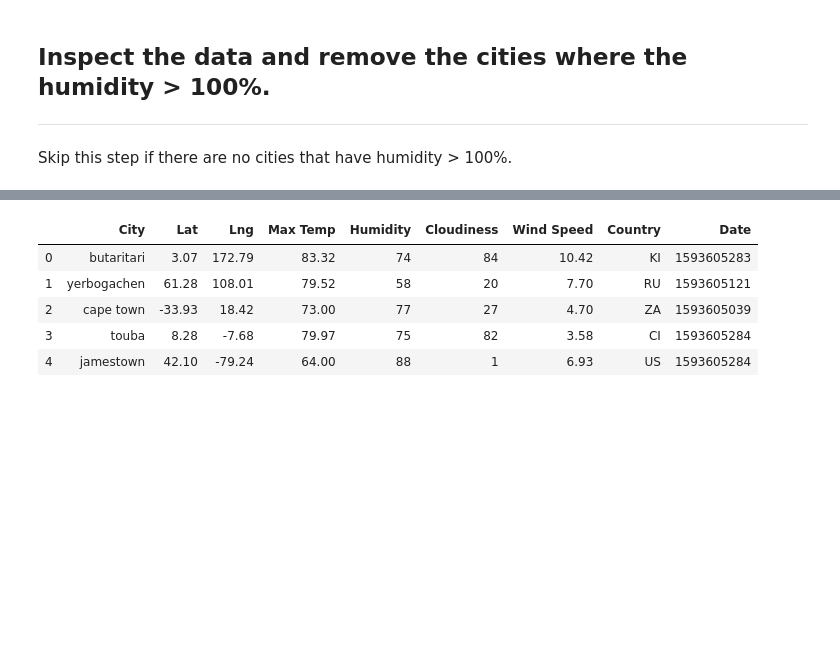
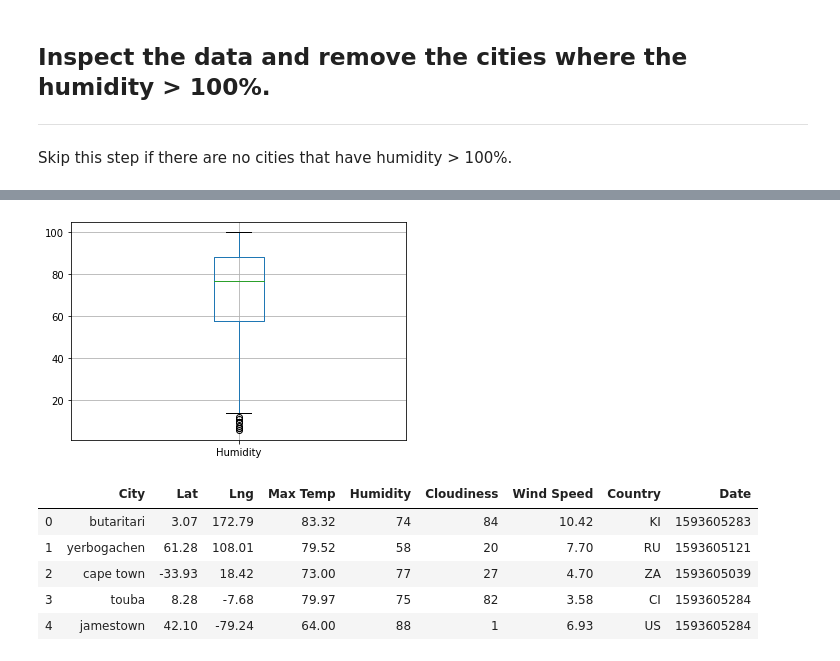
Before and after one commit to SimplyKP22/Python-API-Challenge, a Jupyter notebook: WeatherPy/WeatherPy.ipynb, the cells around one changed output, grey strips where cells are left out. Drawn from its saved outputs; the diff is of its cells as text; code cells hidden in the pictures; blank space fills up the shorter version.

```diff
--- a/WeatherPy/WeatherPy.ipynb
+++ b/WeatherPy/WeatherPy.ipynb
@@ -247,0 +335,31 @@ Int64Index([], dtype='int64')
+# %%
+# Determine the Humidity outliers
+
+Humidity_data = city_weather_limited['Humidity']
+quartiles = Humidity_data.quantile([.25,.5,.75])
+lowerq = quartiles[0.25]
+upperq = quartiles[0.75]
+iqr = upperq-lowerq
+
+print(f"The lower quartile of Humidity is: {lowerq}")
+print(f"The upper quartile of Humidity is: {upperq}")
+print(f"The interquartile range of Humidity is: {iqr}")
+print(f"The the median of Humidity is: {quartiles[0.5]} ")
+
+lower_bound = lowerq - (1.5*iqr)
+upper_bound = upperq + (1.5*iqr)
+print(f"Values below {lower_bound} could be outliers.")
+print(f"Values above {upper_bound} could be outliers.")
+
+print("--------------------------------------")
+print(" ")
+index_ids = []
+counter = 1
+for Humidity in Humidity_data:
+    if Humidity < lower_bound:
+        print(f"Humidity has an outlier of {Humidity} at index {counter}")
+        index_ids.append(counter)
+    elif Humidity > upper_bound:
+        print(f"Humidity has an outlier of {Humidity} at index {counter}")
+        index_ids.append(counter)
+    counter += 1
@@ -247,0 +393,5 @@ Int64Index([], dtype='int64')
+# %%
+# for row in index_ids:
+#     city_weather_limited.drop([row], inplace = False)
+
+city_weather_limited.drop(city_weather_limited.index[index_ids], inplace= False)
@@ -248,3 +436,7 @@ Int64Index([], dtype='int64')
+# %%
+boxplot = city_weather_limited.boxplot(column=['Humidity'])
+# %% [output]
+[figure, added]
 # %%
 # Make a new DataFrame equal to the city data to drop all humidity outliers by index.
 # Passing "inplace=False" will make a copy of the city_data DataFrame, which we call "clean_city_data".
```
Also changed, not shown: parts of 16 cells of this notebook.
